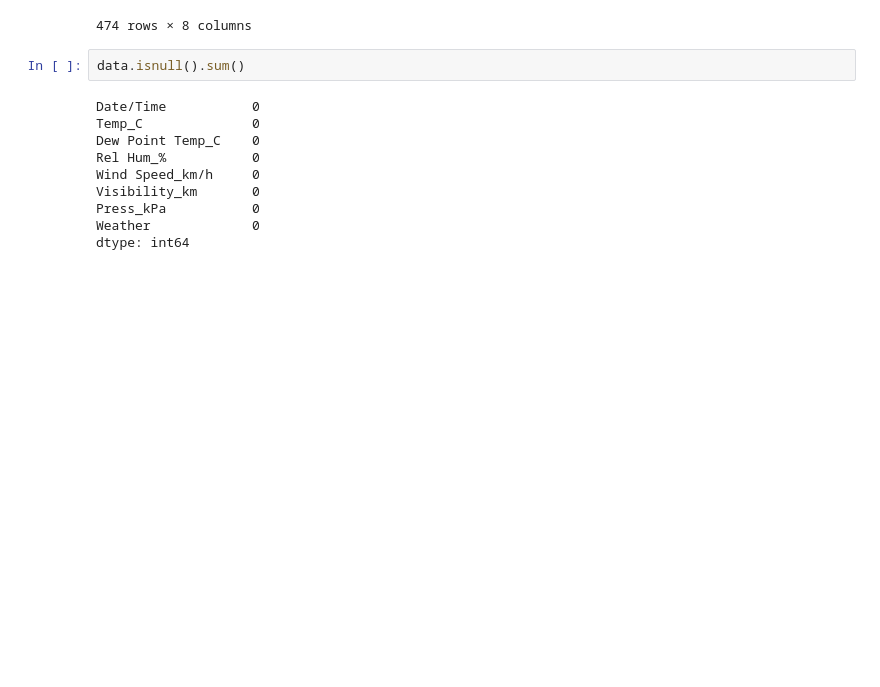
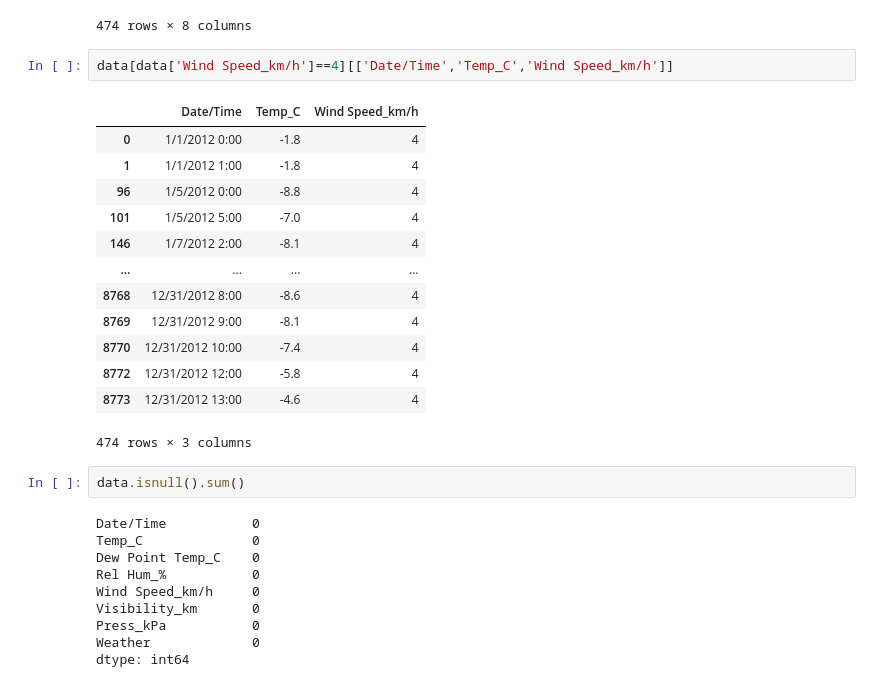
Before and after one commit to Palakg24/Practice, a Jupyter notebook: Project-1.ipynb, the cells around one changed output. Drawn from its saved outputs; the diff is of its cells as text; blank space fills up the shorter version.

```diff
--- a/Project-1.ipynb
+++ b/Project-1.ipynb
@@ -219,6 +211,22 @@ data[data['Wind Speed_km/h']==4]
 | 8772 | 12/31/2012 12:00 | -5.8 | -7.5 | 88 | 4 | 12.9 | 100.78 | Snow |
 | 8773 | 12/31/2012 13:00 | -4.6 | -6.6 | 86 | 4 | 12.9 | 100.63 | Snow |
 474 rows × 8 columns
+# %%
+data[data['Wind Speed_km/h']==4][['Date/Time','Temp_C','Wind Speed_km/h']]
+# %% [output]
+|  | Date/Time | Temp_C | Wind Speed_km/h |
+| 0 | 1/1/2012 0:00 | -1.8 | 4 |
+| 1 | 1/1/2012 1:00 | -1.8 | 4 |
+| 96 | 1/5/2012 0:00 | -8.8 | 4 |
+| 101 | 1/5/2012 5:00 | -7.0 | 4 |
+| 146 | 1/7/2012 2:00 | -8.1 | 4 |
+| ... | ... | ... | ... |
+| 8768 | 12/31/2012 8:00 | -8.6 | 4 |
+| 8769 | 12/31/2012 9:00 | -8.1 | 4 |
+| 8770 | 12/31/2012 10:00 | -7.4 | 4 |
+| 8772 | 12/31/2012 12:00 | -5.8 | 4 |
+| 8773 | 12/31/2012 13:00 | -4.6 | 4 |
+474 rows × 3 columns
 # %%
 data.isnull().sum()
 # %% [output]
```
Also changed, not shown: parts of 4 cells of this notebook.
